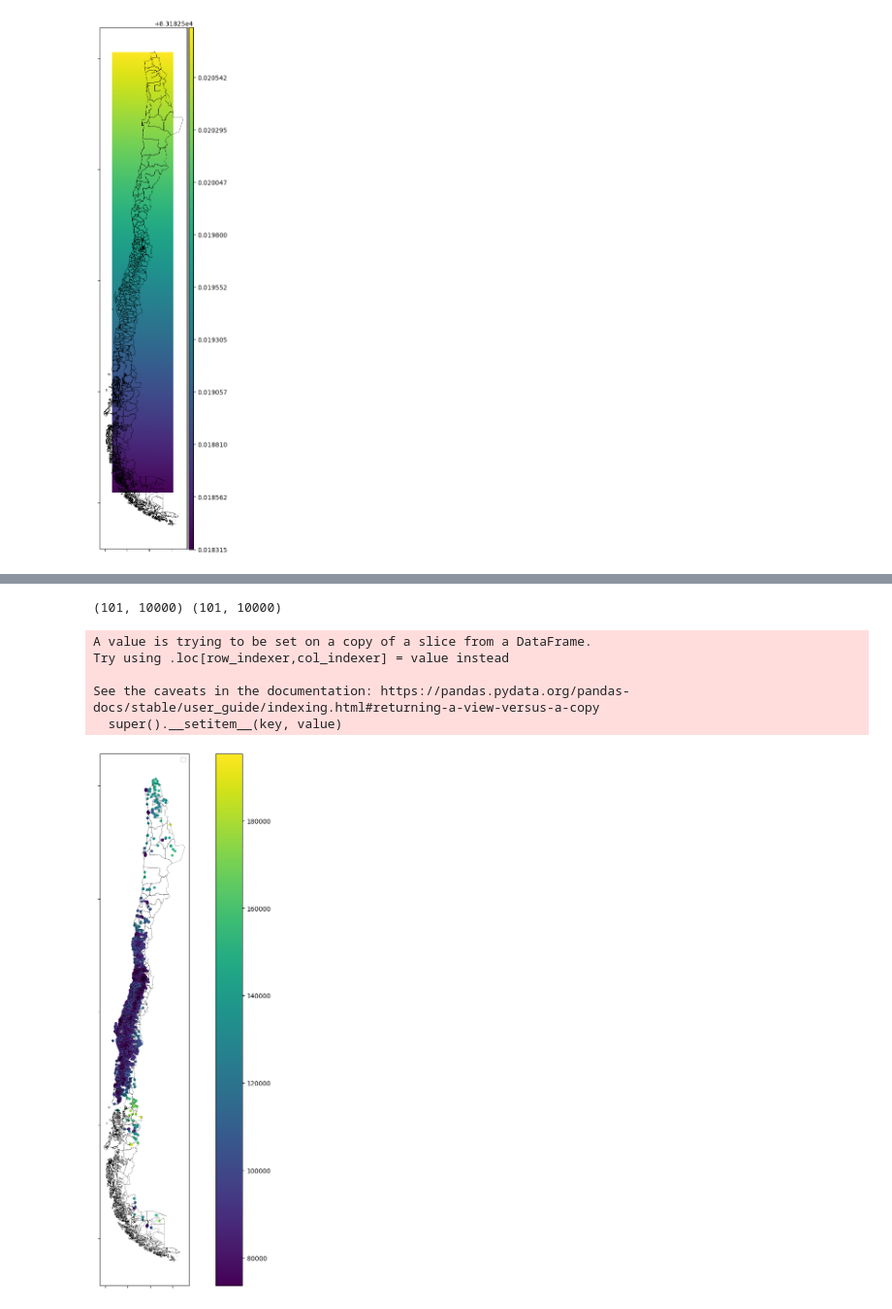
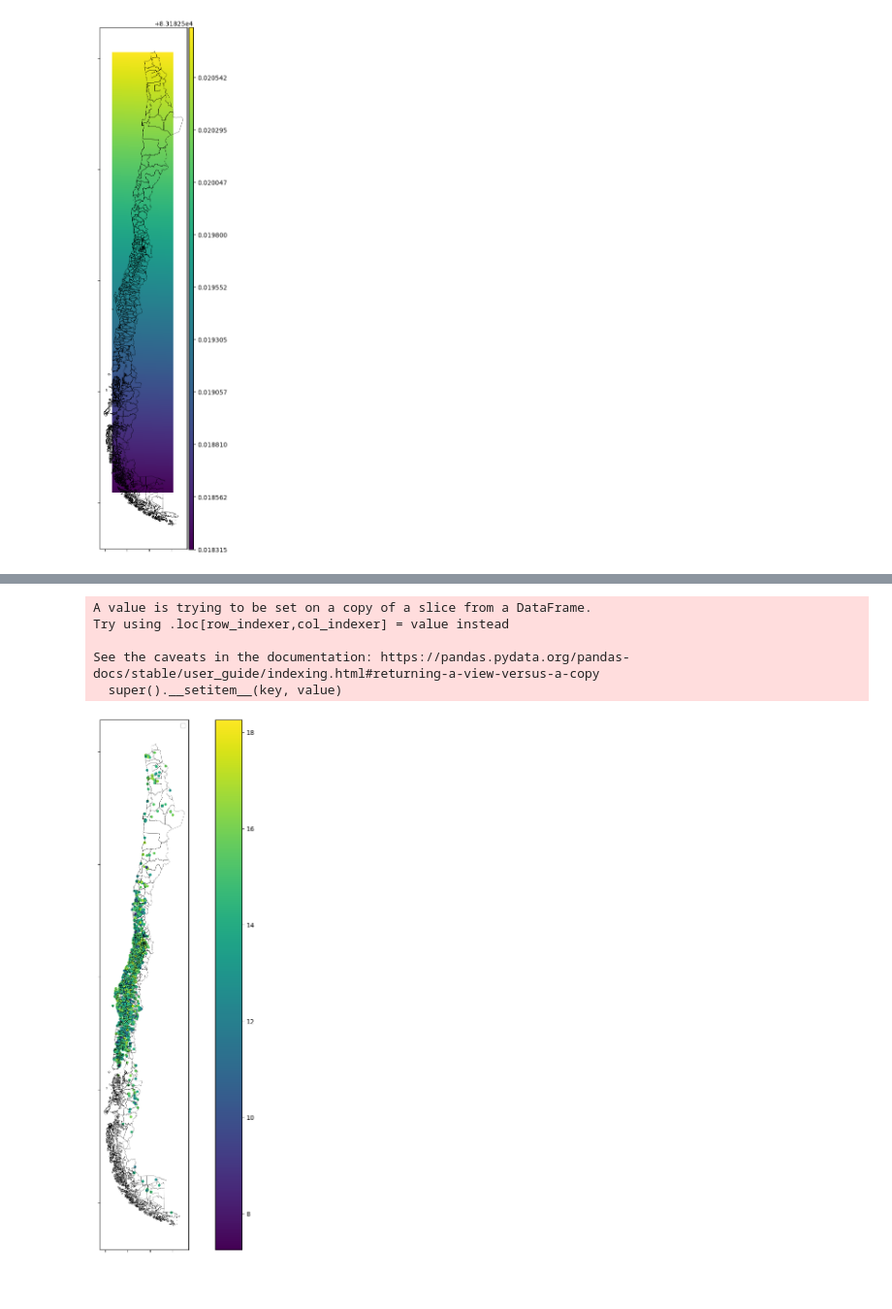
Before and after one commit to rbenatuilv/Junaeb-IMT-Capstone, a Jupyter notebook: Distancias/interpolation.ipynb, the cells around one changed output, grey strips where cells are left out. Shown at 97% size. Drawn from its saved outputs; the diff is of its cells as text; code cells hidden in the pictures.

```diff
--- a/Distancias/interpolation.ipynb
+++ b/Distancias/interpolation.ipynb
@@ -66,6 +66,10 @@ def plot_interpolation(grid_x, grid_y, z_values, geometry_bound, name_graph, cma
 colegios = pd.read_csv('tsp/Nuevo TSP/colegios_final.csv', sep=',')
 geometry_column = gpd.GeoSeries.from_wkt(colegios.geometry)
 colegios = gpd.GeoDataFrame(data=colegios, geometry=geometry_column, crs=CRS_CHILE19S)
+# %%
+colegios = pd.read_parquet('../Solution1/data_final.parquet', columns=['RBD', 'X', 'Y', 'Aristas', 'Logistica','Manipuladora', 'Beneficio', 'Alimentos', 'Raciones', 'Profit', 'UT', 'geometry'])
+geometry = [Point(xy) for xy in zip(colegios.X/10**5, colegios.Y/10**5)]
+colegios_gpd = gpd.GeoDataFrame(colegios, crs=CRS_CHILE19S, geometry=geometry)
 # %%
 comunas = gpd.read_file("comunas_fixed/comunas_fixed.shp")
 # %%
@@ -149,20 +98,13 @@ Datum: SIRGAS-Chile realization 5 epoch 2021
 # %%
-def show_schools_and_comunas(comunas, colegios, values_colegios, name_graph):
+from math import log
+def show_schools_and_comunas(comunas, colegios, name_graph, column_name):
 
-    print(grid_x.shape,grid_y.shape)
 
     fig,ax=plt.subplots(1,1,figsize=(15,15))
-    # sc = ax.scatter(
-    # x=colegios.geometry.x,  # Extract X-coordinate from point geometries
-    # y=colegios.geometry.y,  # Extract Y-coordinate from point geometries
-    # c=colegios['value'],  # Color points based on the values
-    # cmap='viridis',  # Colormap for coloring points
-    # edgecolor='blue',  # Edge color of points
-    # s=1,  # Size of points
-    # )
-    colegios['log_value'] = colegios['value'].apply(lambda x: log(x))  # Apply log transformation
 
-    colegios.plot(ax=ax, column='value', cmap='viridis', legend=True, markersize=10)
+    colegios[f'log_{column_name}'] = colegios[column_name].apply(lambda x: log(x))  # Apply log transformation
+
+    colegios.plot(ax=ax, column=f'log_{column_name}', cmap='viridis', legend=True, markersize=10)
 
 
     # colegios['value','geometry'].plot(ax=ax, cmap='viridis', legend=True)
@@ -171,13 +113,16 @@ def show_schools_and_comunas(comunas, colegios, values_colegios, name_graph):
     ax.set_xticklabels([])
     ax.legend([])
     # ax.plot(grid_x, grid_y, marker='.', markersize=1,color='k', linestyle='none')
-# %%
-show_schools_and_comunas(comunas_proyected, colegios[colegios['value']<200000], len(colegios["value"]), name_graph='Colegios puntuales')
-# %% [output]
-(101, 10000) (101, 10000)
-A value is trying to be set on a copy of a slice from a DataFrame.
-Try using .loc[row_indexer,col_indexer] = value instead
-
-See the caveats in the documentation: https://pandas.pydata.org/pandas-docs/stable/user_guide/indexing.html#returning-a-view-versus-a-copy
-  super().__setitem__(key, value)
-[figure, removed]
+# %%
+column_name = 'Profit'
+threshold_h = 100*10**7
+threshold_b = 0
+colegios_filtered = colegios_gpd[(threshold_b<=colegios_gpd[column_name]) & (colegios_gpd[column_name]<=threshold_h)]
+show_schools_and_comunas(comunas_proyected, colegios_filtered, name_graph='Colegios puntuales', column_name='Profit')
+# %% [output]
+A value is trying to be set on a copy of a slice from a DataFrame.
+Try using .loc[row_indexer,col_indexer] = value instead
+
+See the caveats in the documentation: https://pandas.pydata.org/pandas-docs/stable/user_guide/indexing.html#returning-a-view-versus-a-copy
+  super().__setitem__(key, value)
+[figure, added]
```
Also changed, not shown: parts of 5 cells of this notebook, 2 other files.
